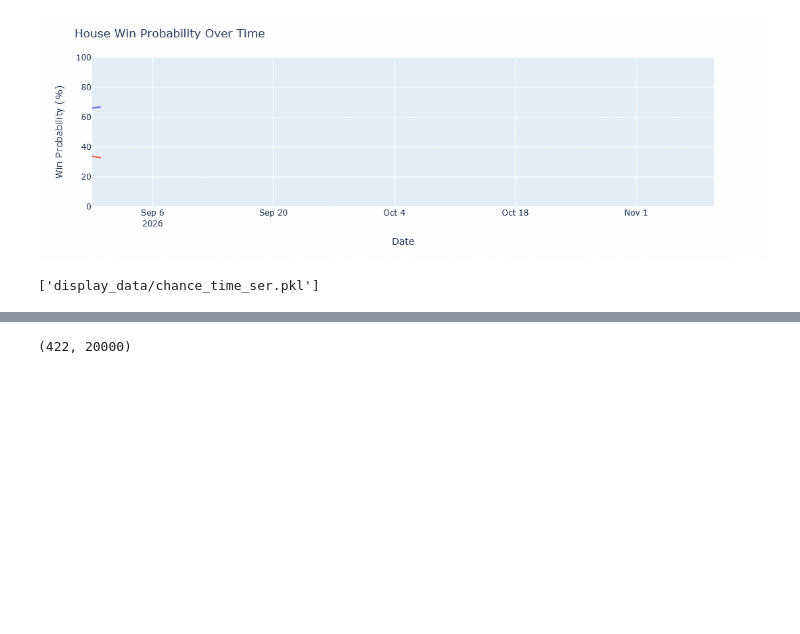
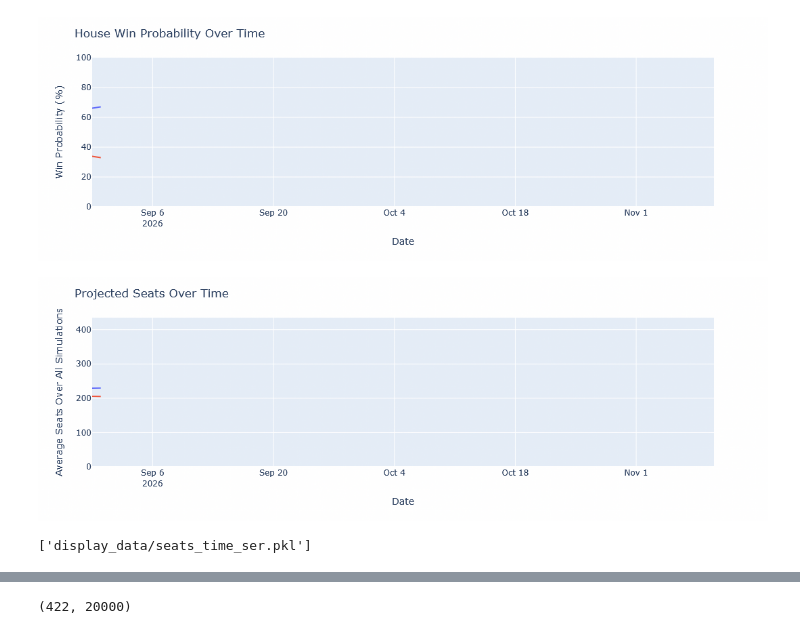
Before and after one commit to Hackquantumcpp/snoutcounter-midterms-2026-model, a Jupyter notebook: prediction/house/05b-postprocessing-py.ipynb, the cells around one changed output, grey strips where cells are left out. Cells and saved outputs as stored; diff of their text form; code cells hidden in the pictures; blank space fills up the shorter version.

Commit message:
seats time series chart

```diff
--- a/prediction/house/05b-postprocessing-py.ipynb
+++ b/prediction/house/05b-postprocessing-py.ipynb
@@ -98,11 +98,31 @@ chance_time_ser.update_layout(
 chance_time_ser
 # %% [output]
 [figure]
+# %%
+seats_over_time = output_ts[(output_ts['geo'] == 'US House') &
+                             (output_ts['type'] == 'seats')]
+seats_over_time['rep_seats'] = seats_over_time['y'].map(lambda x: 435 - x)
+seats_over_time = seats_over_time.rename({'y': 'Democrats', 'rep_seats': 'Republicans'}, axis=1)
+seats_time_ser = px.line(seats_over_time, x='date', y=['Democrats', 'Republicans'])
+seats_time_ser.update_traces(hovertemplate="%{y:.1f}")
+seats_time_ser.update_layout(
+    xaxis=dict(range=[pd.to_datetime('2026-08-30'), pd.to_datetime('2026-11-10')]),
+    yaxis=dict(range=[0, 435]),
+    xaxis_title='Date',
+    yaxis_title='Average Seats Over All Simulations',
+    title=dict(text="Projected Seats Over Time"),
+    hovermode="x",
+    showlegend=False
+)
+seats_time_ser
+# %% [output]
+[figure, added]
 # %%
 joblib.dump(sims_hist, 'display_data/sims_histogram.pkl')
 joblib.dump(chance_time_ser, 'display_data/chance_time_ser.pkl')
+joblib.dump(seats_time_ser, 'display_data/seats_time_ser.pkl')
 # %% [output]
-['display_data/chance_time_ser.pkl']
+['display_data/seats_time_ser.pkl']
 # %%
 # posterior prediction
 post = pyreadr.read_r('model_output/labeled_posterior.RDS')[None]
```
Also changed, not shown: 1 other file.
